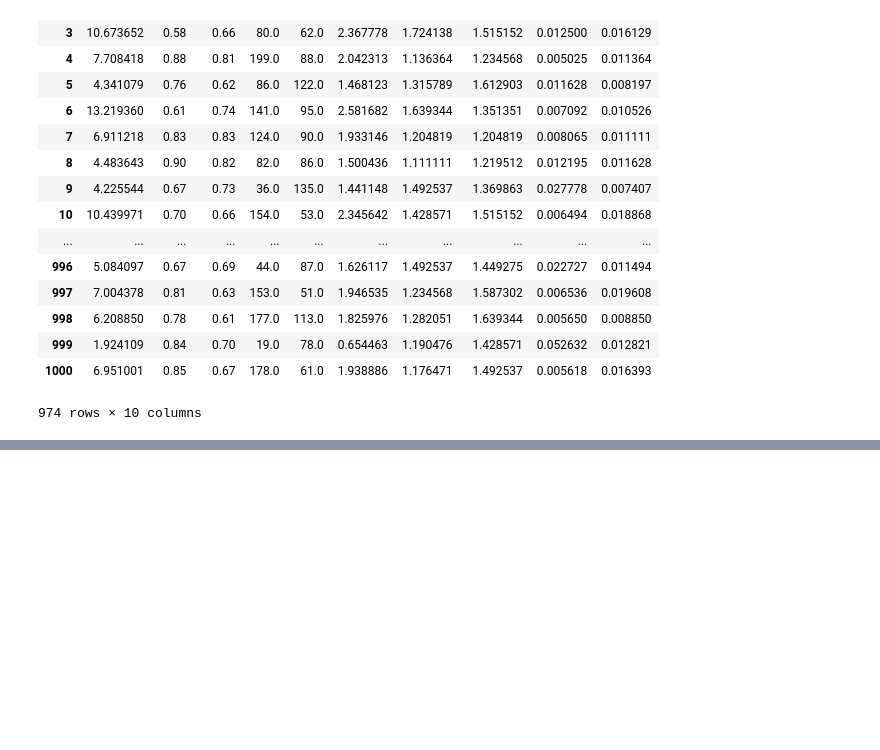
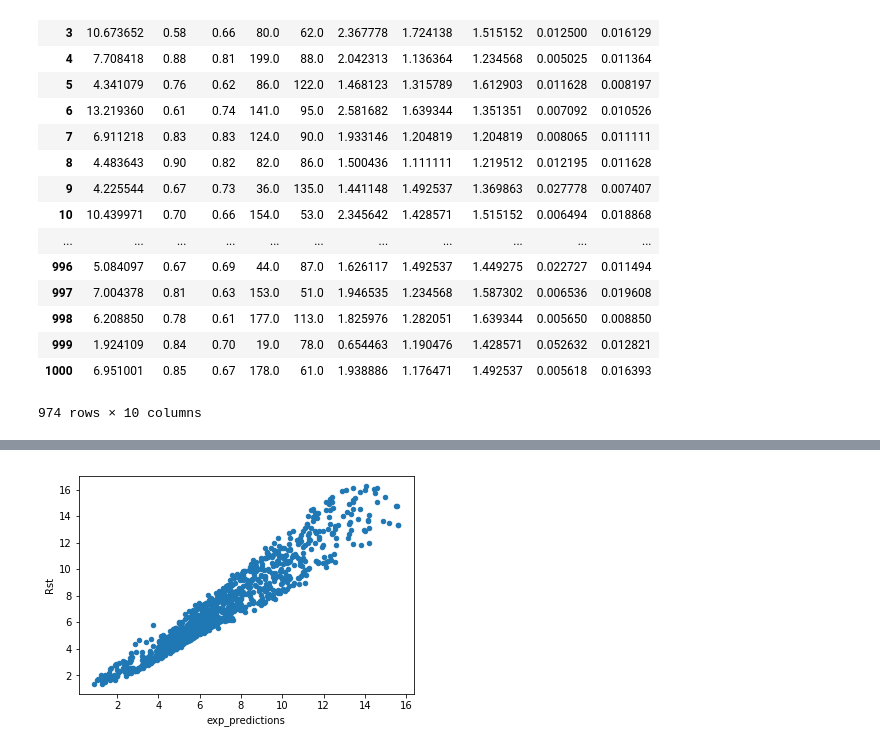
Before and after one commit to bkearse/Pete2060, a Jupyter notebook: FinalProject.ipynb, the cells around one changed output, grey strips where cells are left out. Saved outputs shown, nothing was run; the diff lists cells and outputs as text; code cells hidden in the pictures; blank space fills up the shorter version.

```diff
--- a/FinalProject.ipynb
+++ b/FinalProject.ipynb
@@ -370,0 +473,5 @@ Warnings:
+# %%
+df.plot.scatter("exp_predictions", "Rst")
+plt.show()
+# %% [output]
+[figure, added]
```
Also changed, not shown: parts of 17 cells of this notebook.
